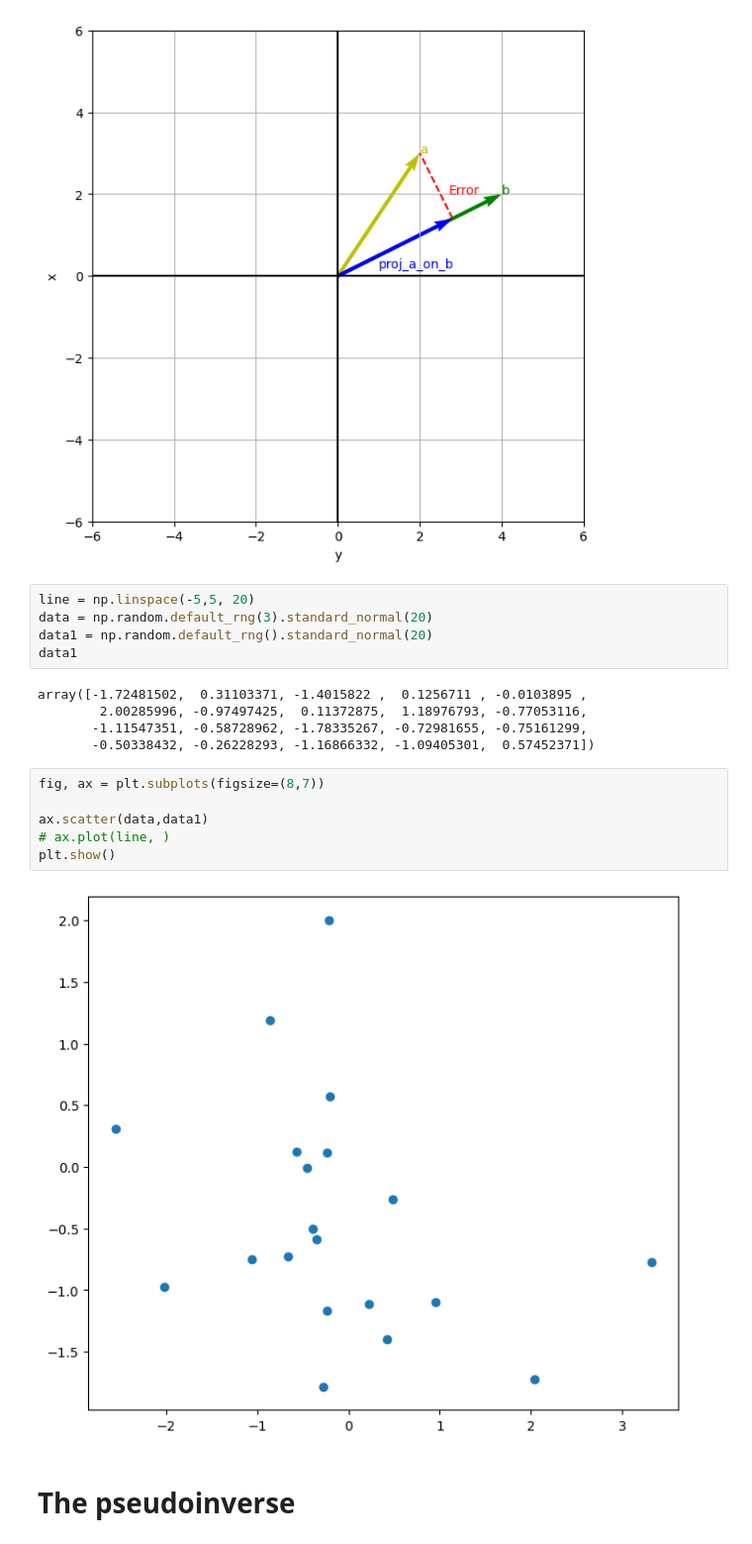
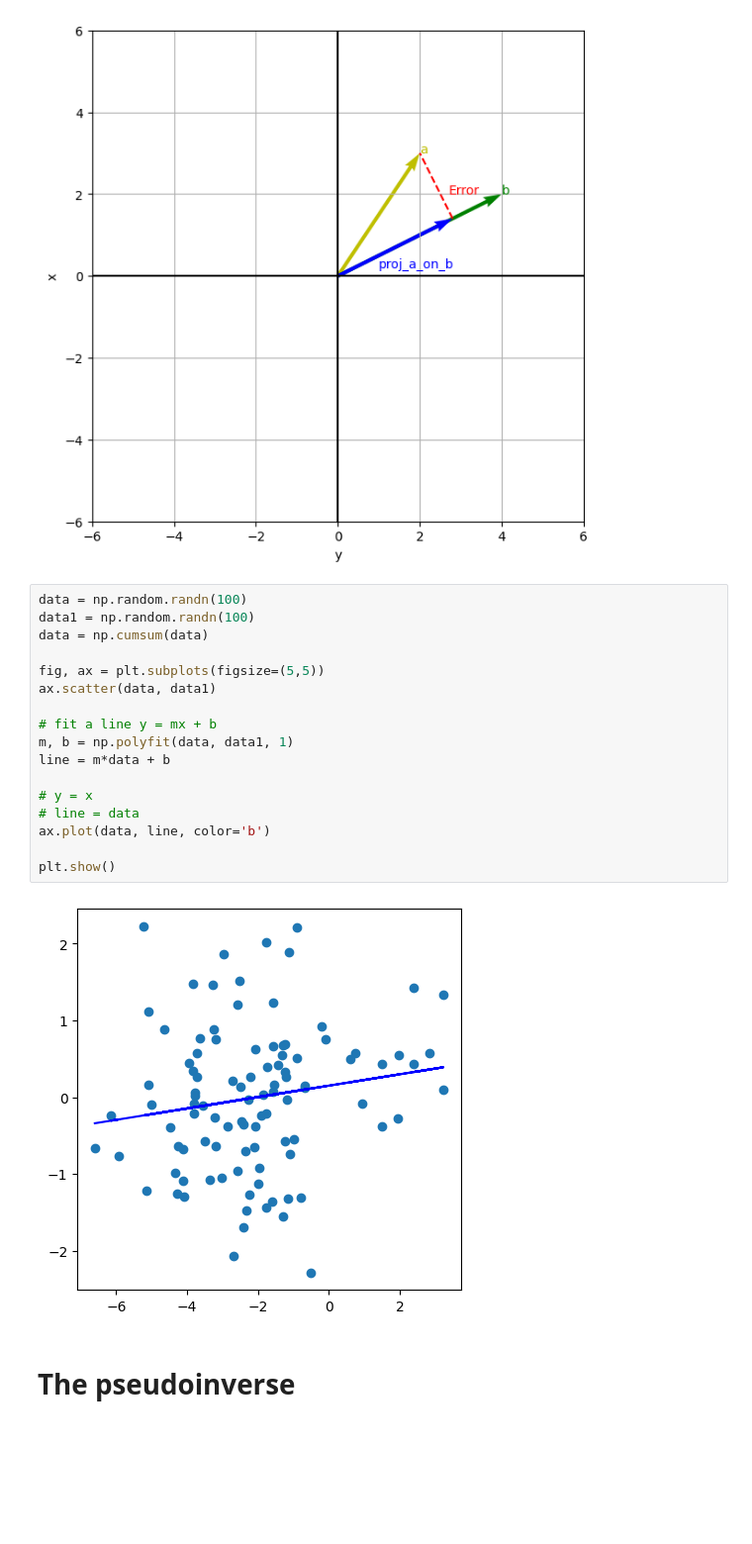
Before and after one commit to CoderAalok/Python_Libraries, a Jupyter notebook: Math for Machine Learning/projection_and_Least_square.ipynb, the cells around one changed output. Shown at 99% size. Drawn from its saved outputs; the diff is of its cells as text; blank space fills up the shorter version.

```diff
--- a/Math for Machine Learning/projection_and_Least_square.ipynb
+++ b/Math for Machine Learning/projection_and_Least_square.ipynb
@@ -50,24 +50,25 @@ ax.text(2.7,2, s='Error', color='r')
 plt.show()
 # %% [output]
 [figure]
-# %%
-line = np.linspace(-5,5, 20)
-data = np.random.default_rng(3).standard_normal(20)
-data1 = np.random.default_rng().standard_normal(20)
-data1
-# %% [output]
-array([-1.72481502,  0.31103371, -1.4015822 ,  0.1256711 , -0.0103895 ,
-        2.00285996, -0.97497425,  0.11372875,  1.18976793, -0.77053116,
-       -1.11547351, -0.58728962, -1.78335267, -0.72981655, -0.75161299,
-       -0.50338432, -0.26228293, -1.16866332, -1.09405301,  0.57452371])
 # %%
-fig, ax = plt.subplots(figsize=(8,7))
+data = np.random.randn(100)
+data1 = np.random.randn(100)
+data = np.cumsum(data)
 
-ax.scatter(data,data1)
-# ax.plot(line, )
+fig, ax = plt.subplots(figsize=(5,5))
+ax.scatter(data, data1)
+
+# fit a line y = mx + b
+m, b = np.polyfit(data, data1, 1)
+line = m*data + b
+
+# y = x
+# line = data
+ax.plot(data, line, color='b')
+
 plt.show()
 # %% [output]
-[figure, old version]
+[figure, new version]
 # %% [markdown]
 # The pseudoinverse
 # %%
```
Also changed, not shown: parts of 1 cell of this notebook, 11 other files.
